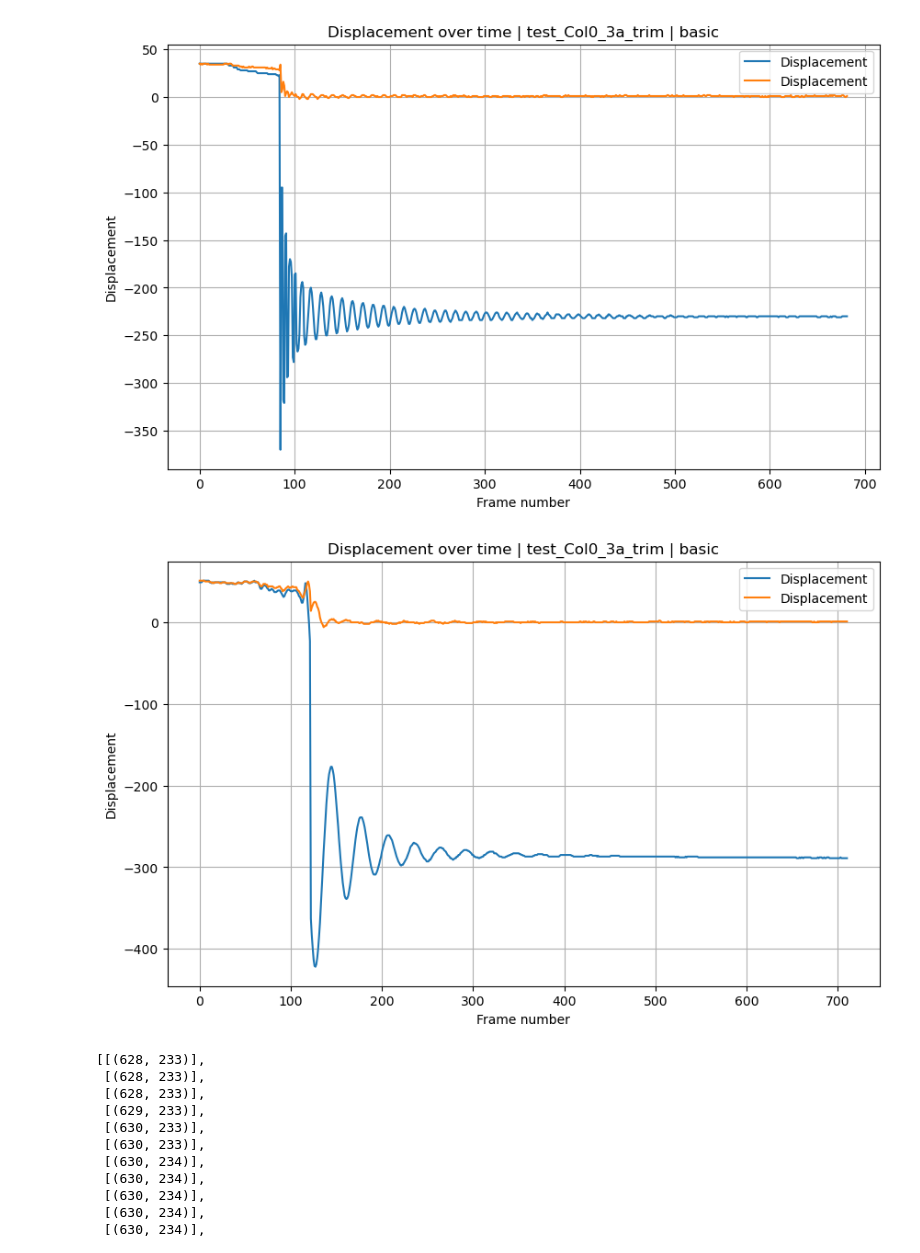
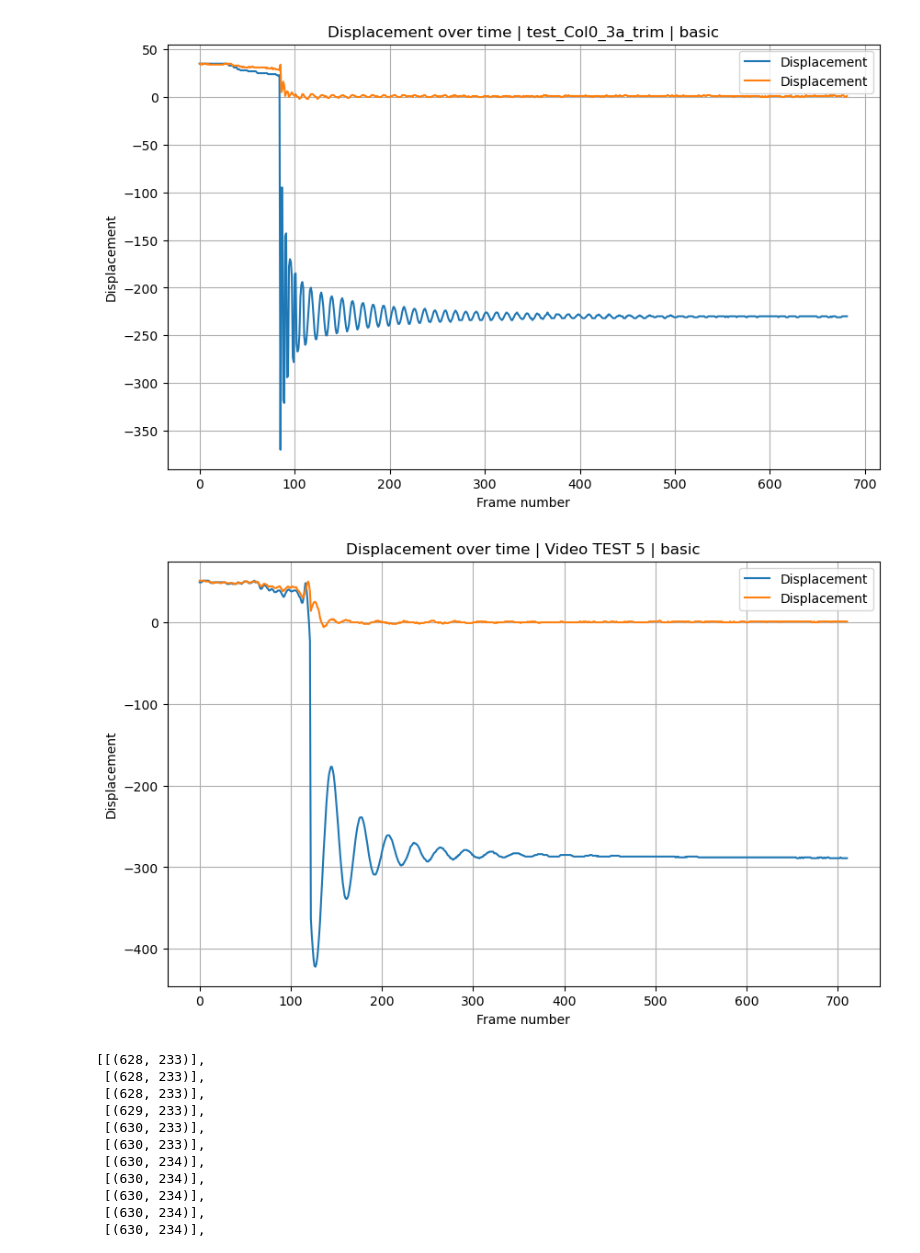
Before and after one commit to bdallard/stem_vibration_analysis, a Jupyter notebook: marker_tracking.ipynb, the cells around one changed output. Saved outputs shown, nothing was run; the diff lists cells and outputs as text; code cells hidden in the pictures.

```diff
--- a/marker_tracking.ipynb
+++ b/marker_tracking.ipynb
@@ -49,17 +49,17 @@ plot_displacement(displacement,'test_Col0_3a_trim | basic')
 # %%
 frames = extract_frames('../input_vids/test/Video_5.MP4')
 detected_frames = 0
 results = []
 for frame in frames:
     centroids, marked_frame = get_centroid_basic(frame)
     if centroids:
         results.append(centroids)
     detected_frames+=1
     #save_frames(marked_frame,'./test_Col0_3a_trim/threshold_aug')
 displacement = centroids_to_displacements(results)
-plot_displacement(displacement,'test_Col0_3a_trim | basic')
+plot_displacement(displacement,'Video TEST 5 | basic')
 # %% [output]
-[figure, old version]
+[figure, new version]
 # %%
 #convert to array --> threshold method
 results
```
Also changed, not shown: parts of 33 cells of this notebook.
